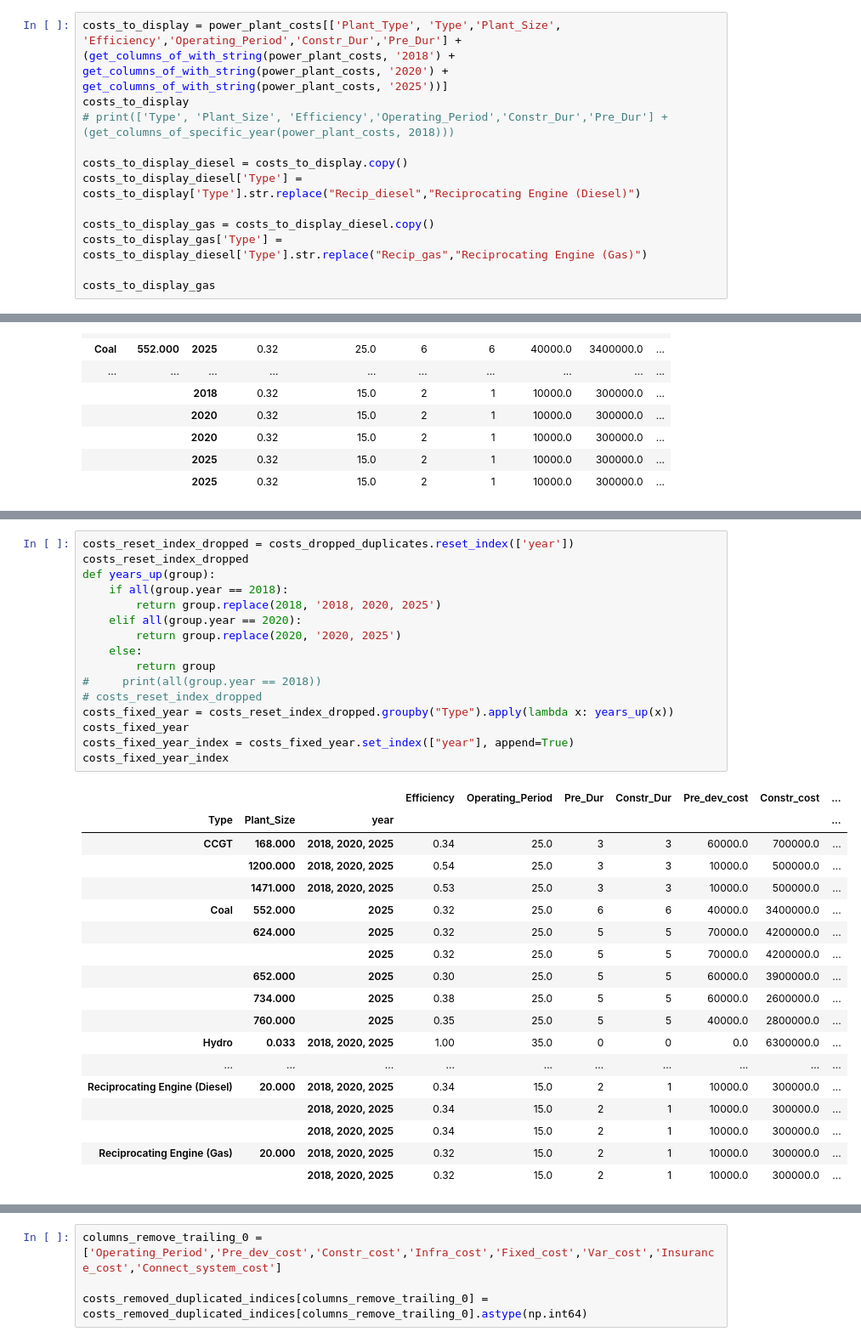
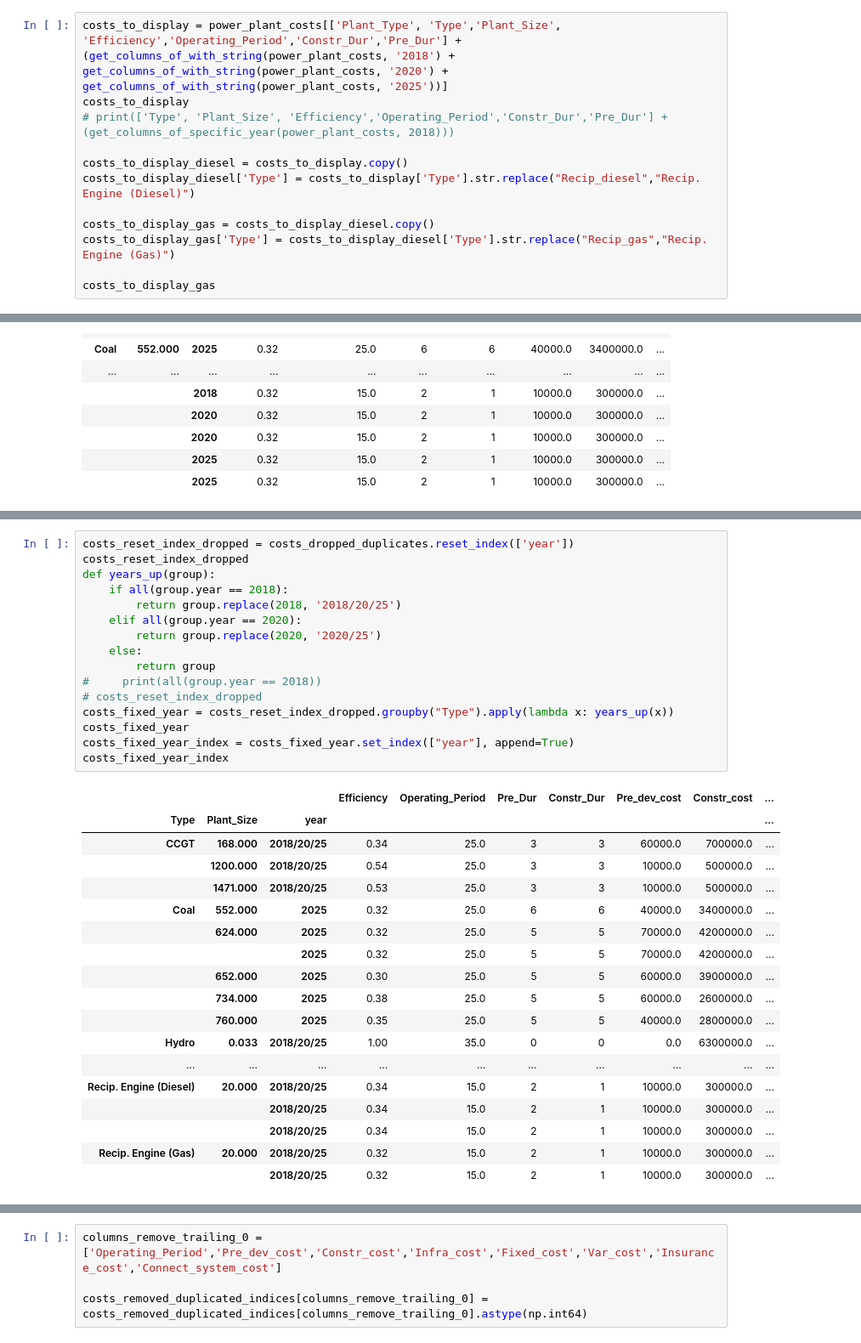
Before and after one commit to alexanderkell/elecsim-paper, a Jupyter notebook: visualisation/jupyter/power_plant_cost_table/modern_costs_table_generation.ipynb, the cells around one changed output, grey strips where cells are left out. Shown at 85% size. Drawn from its saved outputs; the diff is of its cells as text.

Commit message:
adjusted modern power plant costs table to fit within page

```diff
--- a/visualisation/jupyter/power_plant_cost_table/modern_costs_table_generation.ipynb
+++ b/visualisation/jupyter/power_plant_cost_table/modern_costs_table_generation.ipynb
@@ -56,10 +56,10 @@ costs_to_display
 # print(['Type', 'Plant_Size', 'Efficiency','Operating_Period','Constr_Dur','Pre_Dur'] + (get_columns_of_specific_year(power_plant_costs, 2018)))
 
 costs_to_display_diesel = costs_to_display.copy()
-costs_to_display_diesel['Type'] = costs_to_display['Type'].str.replace("Recip_diesel","Reciprocating Engine (Diesel)")
+costs_to_display_diesel['Type'] = costs_to_display['Type'].str.replace("Recip_diesel","Recip. Engine (Diesel)")
 
 costs_to_display_gas = costs_to_display_diesel.copy()
-costs_to_display_gas['Type'] = costs_to_display_diesel['Type'].str.replace("Recip_gas","Reciprocating Engine (Gas)")
+costs_to_display_gas['Type'] = costs_to_display_diesel['Type'].str.replace("Recip_gas","Recip. Engine (Gas)")
 
 costs_to_display_gas
 # %% [output]
@@ -252,38 +252,38 @@ costs_dropped_duplicates
 # %%
 costs_reset_index_dropped = costs_dropped_duplicates.reset_index(['year'])
 costs_reset_index_dropped
 def years_up(group):
     if all(group.year == 2018):
-        return group.replace(2018, '2018, 2020, 2025')
+        return group.replace(2018, '2018/20/25')
     elif all(group.year == 2020):
-        return group.replace(2020, '2020, 2025')
+        return group.replace(2020, '2020/25')
     else:
         return group
 #     print(all(group.year == 2018))
 # costs_reset_index_dropped
 costs_fixed_year = costs_reset_index_dropped.groupby("Type").apply(lambda x: years_up(x))
 costs_fixed_year
 costs_fixed_year_index = costs_fixed_year.set_index(["year"], append=True)
 costs_fixed_year_index
 # %% [output]
 |  |  |  | Efficiency | Operating_Period | Pre_Dur | Constr_Dur | Pre_dev_cost | Constr_cost | ... |
 | Type | Plant_Size | year |  |  |  |  |  |  | ... |
-| CCGT | 168.000 | 2018, 2020, 2025 | 0.34 | 25.0 | 3 | 3 | 60000.0 | 700000.0 | ... |
-|  | 1200.000 | 2018, 2020, 2025 | 0.54 | 25.0 | 3 | 3 | 10000.0 | 500000.0 | ... |
-|  | 1471.000 | 2018, 2020, 2025 | 0.53 | 25.0 | 3 | 3 | 10000.0 | 500000.0 | ... |
+| CCGT | 168.000 | 2018/20/25 | 0.34 | 25.0 | 3 | 3 | 60000.0 | 700000.0 | ... |
+|  | 1200.000 | 2018/20/25 | 0.54 | 25.0 | 3 | 3 | 10000.0 | 500000.0 | ... |
+|  | 1471.000 | 2018/20/25 | 0.53 | 25.0 | 3 | 3 | 10000.0 | 500000.0 | ... |
 | Coal | 552.000 | 2025 | 0.32 | 25.0 | 6 | 6 | 40000.0 | 3400000.0 | ... |
 |  | 624.000 | 2025 | 0.32 | 25.0 | 5 | 5 | 70000.0 | 4200000.0 | ... |
 |  |  | 2025 | 0.32 | 25.0 | 5 | 5 | 70000.0 | 4200000.0 | ... |
 |  | 652.000 | 2025 | 0.30 | 25.0 | 5 | 5 | 60000.0 | 3900000.0 | ... |
 |  | 734.000 | 2025 | 0.38 | 25.0 | 5 | 5 | 60000.0 | 2600000.0 | ... |
 |  | 760.000 | 2025 | 0.35 | 25.0 | 5 | 5 | 40000.0 | 2800000.0 | ... |
-| Hydro | 0.033 | 2018, 2020, 2025 | 1.00 | 35.0 | 0 | 0 | 0.0 | 6300000.0 | ... |
+| Hydro | 0.033 | 2018/20/25 | 1.00 | 35.0 | 0 | 0 | 0.0 | 6300000.0 | ... |
 | ... | ... | ... | ... | ... | ... | ... | ... | ... | ... |
-| Reciprocating Engine (Diesel) | 20.000 | 2018, 2020, 2025 | 0.34 | 15.0 | 2 | 1 | 10000.0 | 300000.0 | ... |
-|  |  | 2018, 2020, 2025 | 0.34 | 15.0 | 2 | 1 | 10000.0 | 300000.0 | ... |
-|  |  | 2018, 2020, 2025 | 0.34 | 15.0 | 2 | 1 | 10000.0 | 300000.0 | ... |
-| Reciprocating Engine (Gas) | 20.000 | 2018, 2020, 2025 | 0.32 | 15.0 | 2 | 1 | 10000.0 | 300000.0 | ... |
-|  |  | 2018, 2020, 2025 | 0.32 | 15.0 | 2 | 1 | 10000.0 | 300000.0 | ... |
+| Recip. Engine (Diesel) | 20.000 | 2018/20/25 | 0.34 | 15.0 | 2 | 1 | 10000.0 | 300000.0 | ... |
+|  |  | 2018/20/25 | 0.34 | 15.0 | 2 | 1 | 10000.0 | 300000.0 | ... |
+|  |  | 2018/20/25 | 0.34 | 15.0 | 2 | 1 | 10000.0 | 300000.0 | ... |
+| Recip. Engine (Gas) | 20.000 | 2018/20/25 | 0.32 | 15.0 | 2 | 1 | 10000.0 | 300000.0 | ... |
+|  |  | 2018/20/25 | 0.32 | 15.0 | 2 | 1 | 10000.0 | 300000.0 | ... |
 # %%
 costs_removed_duplicated_indices = costs_fixed_year_index[~costs_fixed_year_index.index.duplicated(keep='first')]
 
```
Also changed, not shown: parts of 8 cells of this notebook, 4 other files.
